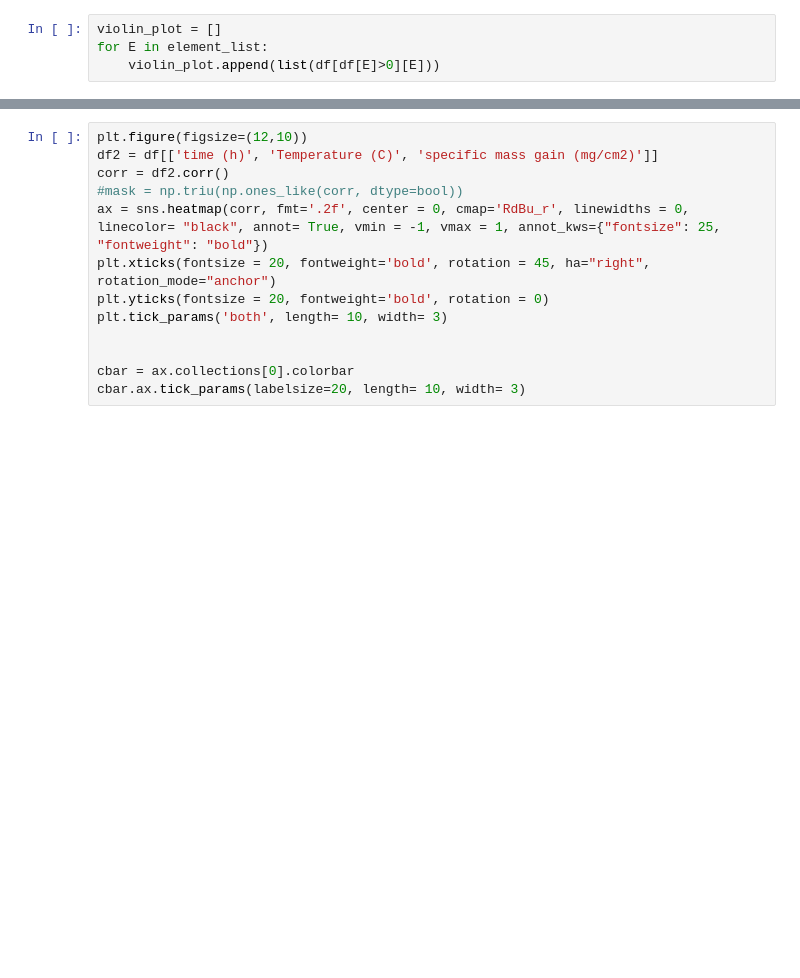
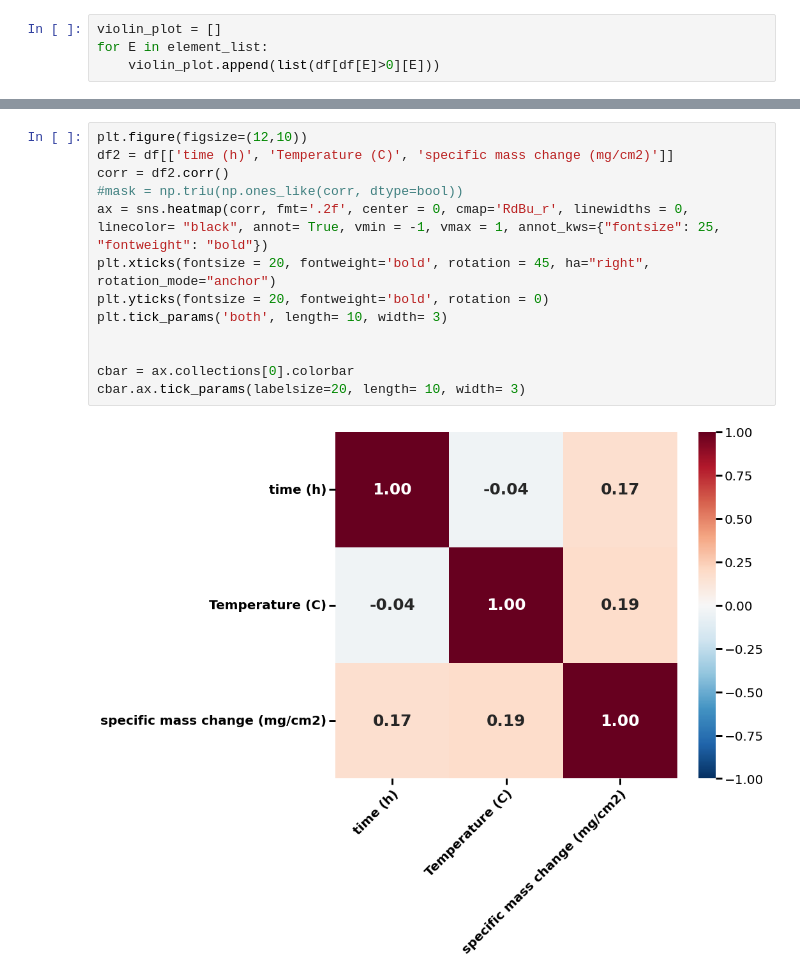
Before and after one commit to Tom-WCL/Dataset-of-oxidation-properties-of-refractory-alloys, a Jupyter notebook: data_analysis.ipynb, the cells around one changed output, grey strips where cells are left out. Drawn from its saved outputs; the diff is of its cells as text; blank space fills up the shorter version.

```diff
--- a/data_analysis.ipynb
+++ b/data_analysis.ipynb
@@ -158,15 +182,17 @@ for position in ('top', 'bottom', 'left', 'right'):
 # %%
 plt.figure(figsize=(12,10))
-df2 = df[['time (h)', 'Temperature (C)', 'specific mass gain (mg/cm2)']]
+df2 = df[['time (h)', 'Temperature (C)', 'specific mass change (mg/cm2)']]
 corr = df2.corr()
 #mask = np.triu(np.ones_like(corr, dtype=bool))
 ax = sns.heatmap(corr, fmt='.2f', center = 0, cmap='RdBu_r', linewidths = 0, linecolor= "black", annot= True, vmin = -1, vmax = 1, annot_kws={"fontsize": 25, "fontweight": "bold"})
 plt.xticks(fontsize = 20, fontweight='bold', rotation = 45, ha="right", rotation_mode="anchor")
 plt.yticks(fontsize = 20, fontweight='bold', rotation = 0)
 plt.tick_params('both', length= 10, width= 3)
 
 
 cbar = ax.collections[0].colorbar
 cbar.ax.tick_params(labelsize=20, length= 10, width= 3)
+# %% [output]
+[figure, added]
 # %%
 plt.figure(figsize=(18, 3))
```
Also changed, not shown: parts of 11 cells of this notebook.
